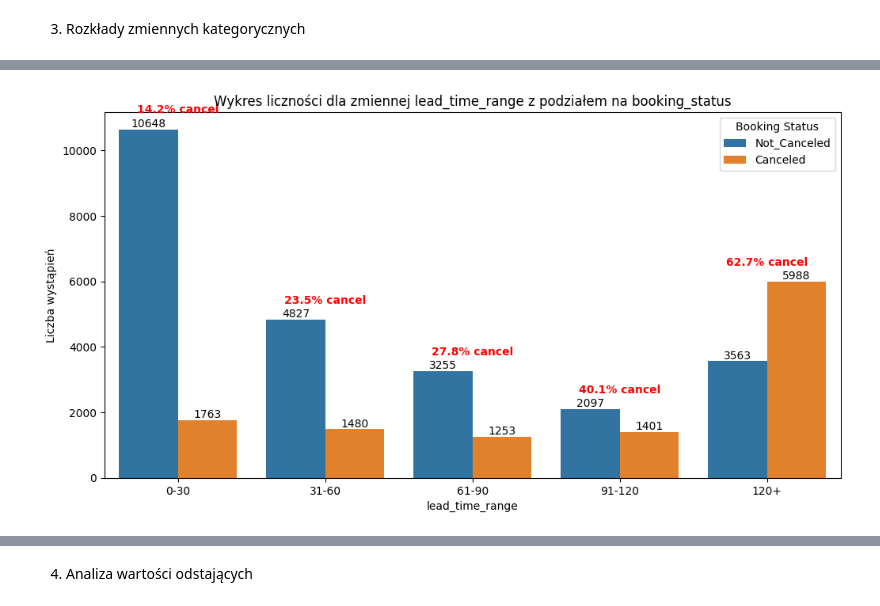
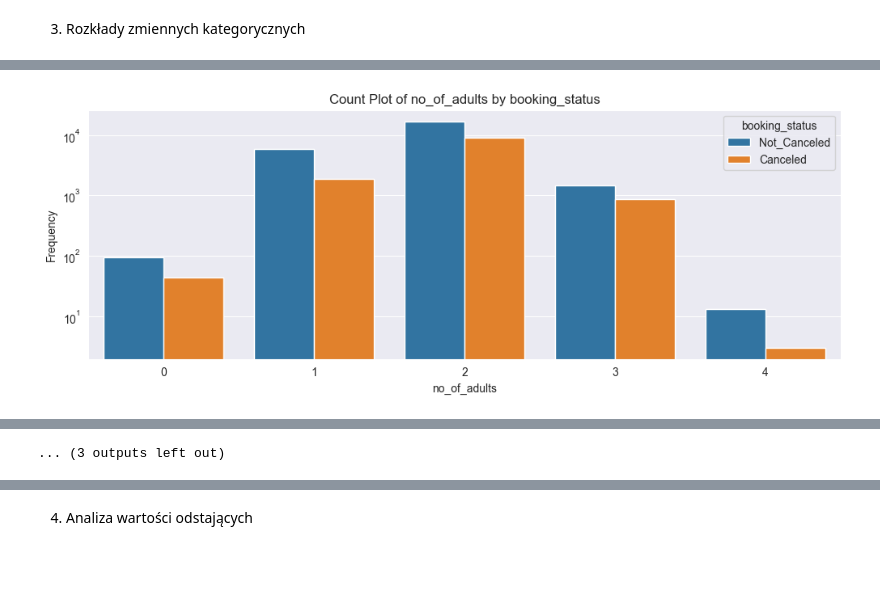
Before and after one commit to KsaweryKomasara/Projekt_KNDS, a Jupyter notebook: Notebooks/main.ipynb, the cells around one changed output, grey strips where cells are left out. Cells and saved outputs as stored; diff of their text form; code cells hidden in the pictures; blank space fills up the shorter version.

```diff
--- a/Notebooks/main.ipynb
+++ b/Notebooks/main.ipynb
@@ -153,4 +194,4 @@ dataAnalysis.plotBarCharts(data)
 # %%
-dataAnalysis.plotDenseBarCharts(data)
+dataAnalysis.plotComparisonWithTarget(data,'num')
 # %% [output]
-[figure, old version]
+[figure, new version]
@@ -157,0 +209 @@ dataAnalysis.plotDenseBarCharts(data)
+... (3 outputs left out)
```
Also changed, not shown: parts of 29 cells of this notebook, 2 other files.
